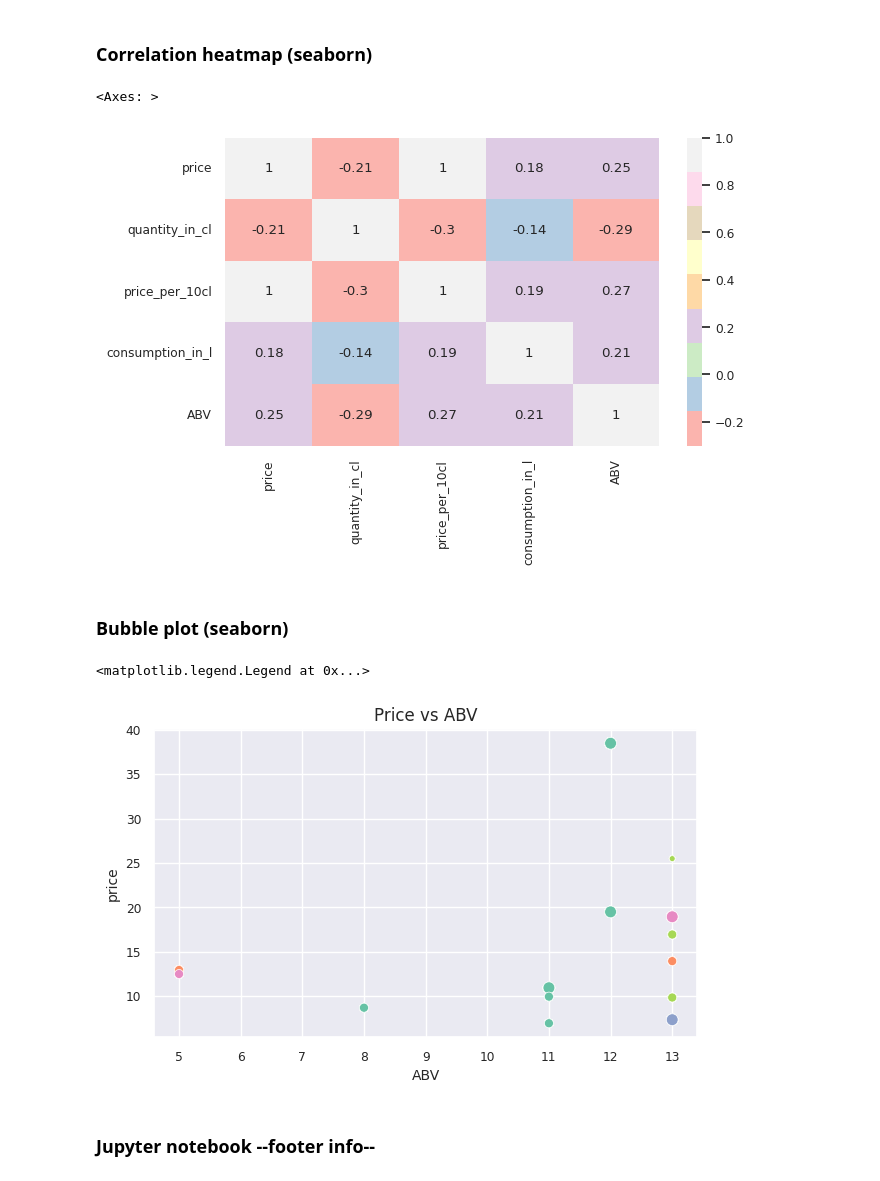
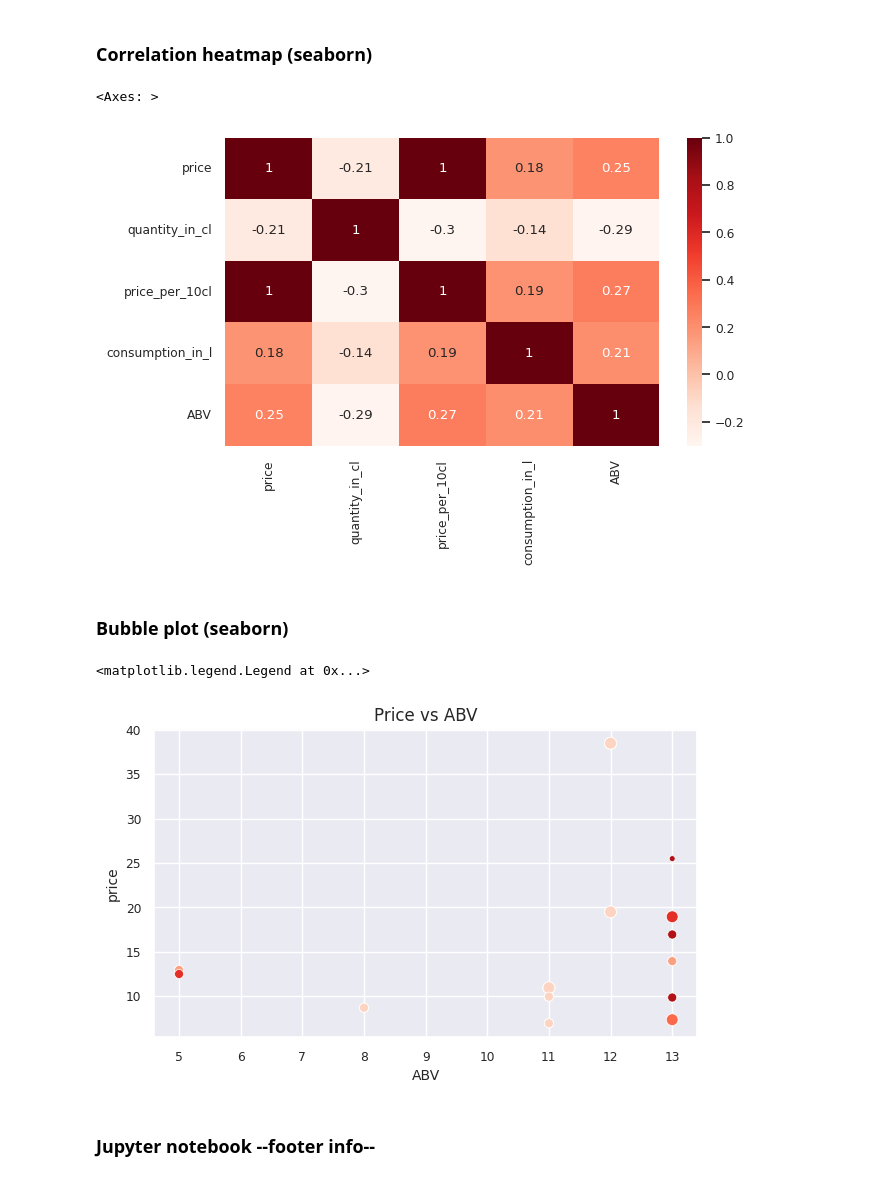
Before and after one commit to selintyrs/wine_analysis, a Jupyter notebook: notebooks/exploratory_data_analysis.ipynb, the cells around one changed output. Cells and saved outputs as stored; diff of their text form; code cells hidden in the pictures.

```diff
--- a/notebooks/exploratory_data_analysis.ipynb
+++ b/notebooks/exploratory_data_analysis.ipynb
@@ -553,22 +553,22 @@ g.map_diag(plt.hist, color='brown')
 # %%
 # Set font size for plot
 sns.set(font_scale=0.8)
 
 # Create correlation matrix as the basis for the heatmap
 plt.figure(figsize=(7,4))
 corr = df_abv[['price',
                      'quantity_in_cl',
                      'price_per_10cl',
                      'consumption_in_l',
                      'ABV']].corr().round(2)
 
 # Plot heatmap with a pastel color palette
 sns.heatmap(corr,
-            cmap="Pastel1",
+            cmap="Reds",
             annot=True)
 # %% [output]
 <Axes: >
-[figure, old version]
+[figure, new version]
 # %% [markdown]
 ### Bubble plot (seaborn)
 # %%
@@ -583,7 +583,7 @@ ax = sns.scatterplot(x="ABV",
                      y="price",
                      size="consumption_in_l", # determines bubble size
                      hue="wine_category",  # determines color
-                     palette="Set2",
+                     palette="Reds",
                      data=df_sub)
 
 # Set title and axes
@@ -593,7 +593,7 @@ ax.set_ylabel('price', fontsize = 10)
 ax.legend([],[], frameon=False) # skip legend
 # %% [output]
 <matplotlib.legend.Legend at 0x...>
-[figure, old version]
+[figure, new version]
 # %% [markdown]
 ### Jupyter notebook --footer info--
 # %%
```
Also changed, not shown: parts of 6 cells of this notebook, 4 other files.
